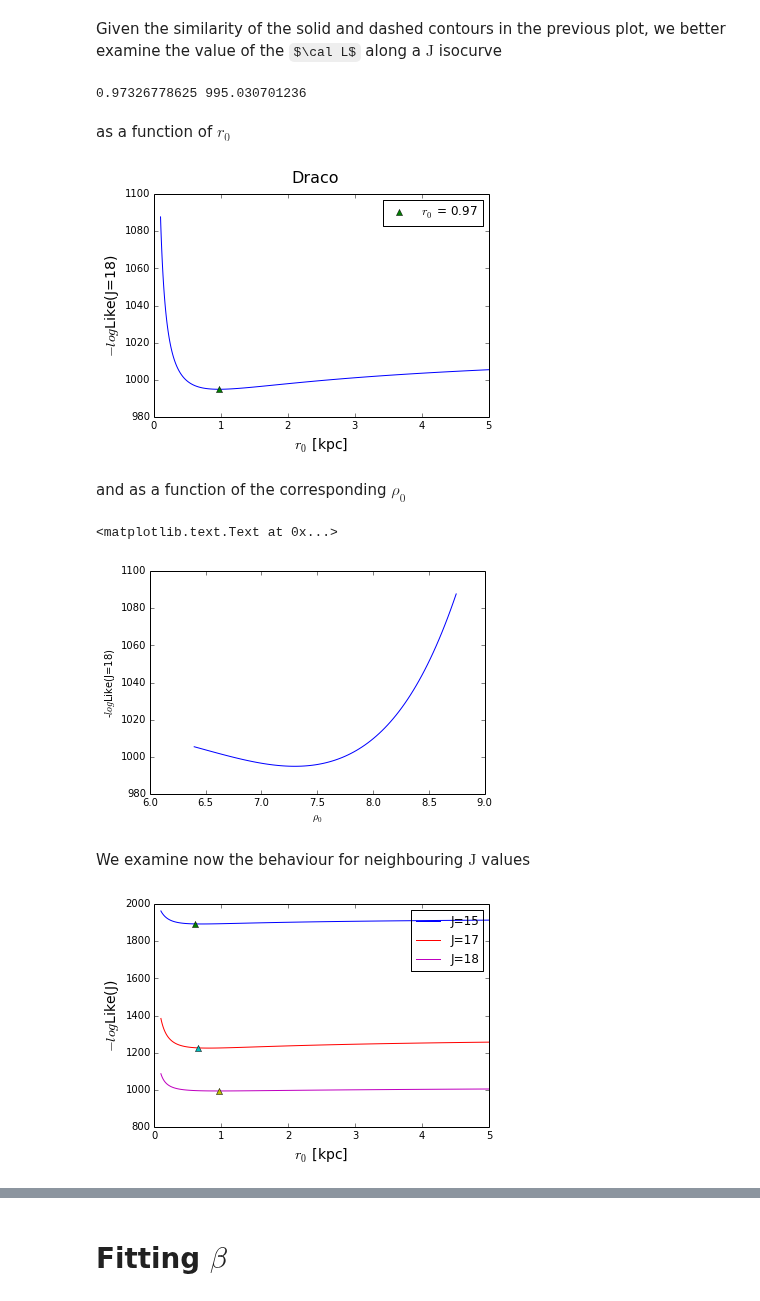
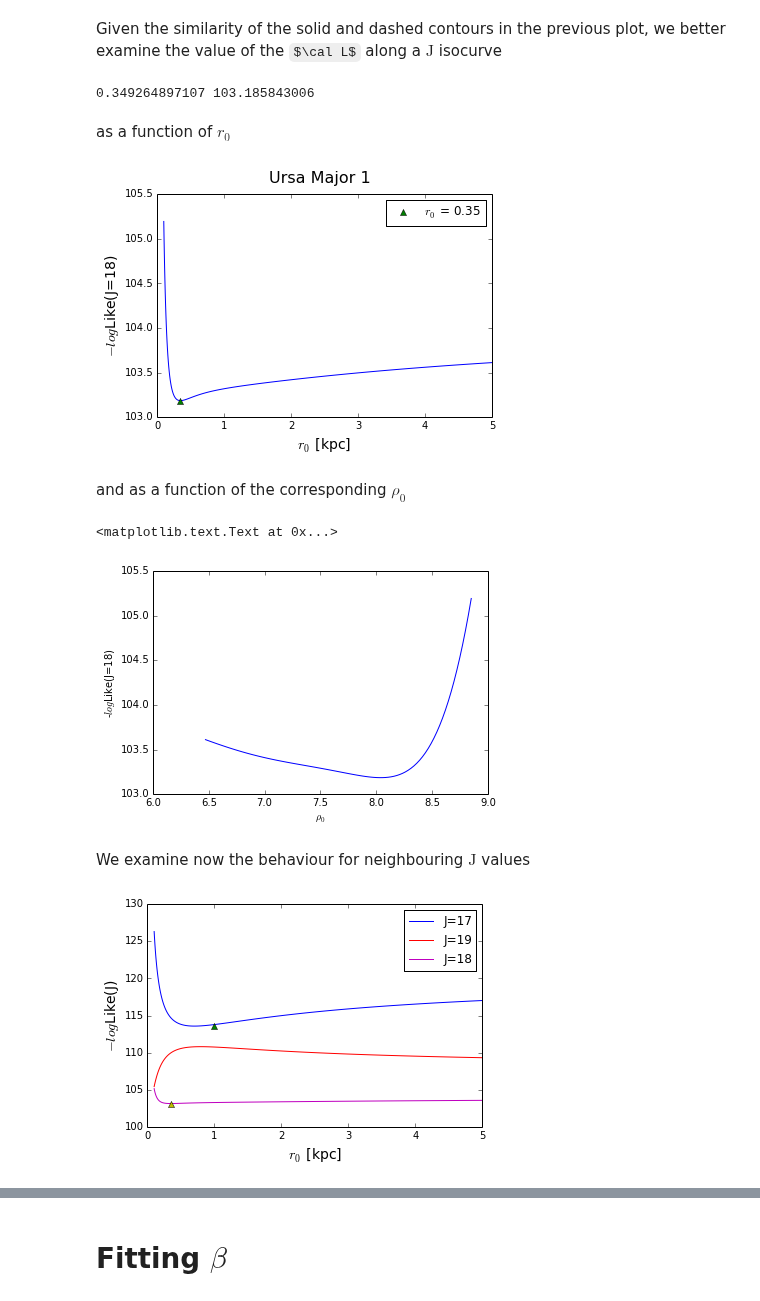
Before and after one commit to achiappo/FRESKA, a Jupyter notebook: spherical_jeans_analysis.ipynb, the cells around one changed output, grey strips where cells are left out. Drawn from its saved outputs; the diff is of its cells as text; code cells hidden in the pictures; some formulas as TeX source.

```diff
--- a/spherical_jeans_analysis.ipynb
+++ b/spherical_jeans_analysis.ipynb
@@ -197,7 +197,7 @@ def get_data(gal):
 
     return x,v,dv,rh,rt,nstars,D,pa
 
-dwarf = 'dra'
+dwarf = 'umaI'
 #mkdir('/home/andrea/Desktop/work/DWARF/Jvalue/output/%s'%dwarf)
 data = get_data(dwarf)
 R=data[0]
@@ -541,15 +543,15 @@ Jtest=18.
 rho0j = np.zeros_like(r0_array)
 LikeJj = np.zeros_like(r0_array)
 for j,r0 in enumerate(r0_array):
-    min_deltaJj = sciopt.minimize_scalar(deltaJ,args=(Jtest,j),tol=1e-10)
+    min_deltaJj = sciopt.minimize_scalar(deltaJ,args=(Jtest,j),tol=1.e-10)
     rho0j[j] = min_deltaJj.x
     LikeJj[j] = logLike(10.**min_deltaJj.x*r0**3.,j)
 # %%
 spline_LikeJ_r0 = spline(r0_array,LikeJj,s=0)
-min_LikeJ_r0 = sciopt.minimize_scalar(spline_LikeJ_r0,tol=1e-10)
+min_LikeJ_r0 = sciopt.minimize_scalar(spline_LikeJ_r0,tol=1.e-10)
 print min_LikeJ_r0.x,spline_LikeJ_r0(min_LikeJ_r0.x)
 # %% [output]
-0.97326778625 995.030701236
+0.349264897107 103.185843006
 # %% [markdown]
 as a function of $r_0$
 # %%
@@ -563,7 +565,7 @@ plt.legend(numpoints=1,loc='upper right',fontsize=12)
 plt.suptitle('%s'%names[dwarf],fontsize=16)
 plt.savefig('output/%s/LikeJ%i_%s.png'%(dwarf,Jtest,dwarf),dpi=300,format='png')
 # %% [output]
-[figure, old version]
+[figure, new version]
 # %% [markdown]
 and as a function of the corresponding $\rho_0$
 # %%
@@ -572,30 +574,30 @@ plt.xlabel(r'$\rho_0$')
 plt.ylabel(r'-$log$Like(J=%i)'%Jtest)
 # %% [output]
 <matplotlib.text.Text at 0x...>
-[figure, old version]
+[figure, new version]
 # %% [markdown]
 We examine now the behaviour for neighbouring $\mathrm{J}$ values
 # %%
 tmax=0.5
 rt=np.inf
-for J in (15,17):
+for J in (17,19):
     LikeJ_values = np.zeros_like(r0_array)
     for j,r0 in enumerate(r0_array):
         log10rho0j = sciopt.minimize_scalar(deltaJ,args=(J,j),tol=1e-10)
         LikeJ_values[j] = logLike(10.**log10rho0j.x*r0**3.,j)
     spline_LikeJ = spline(r0_array,LikeJ_values)
     min_LikeJ = sciopt.minimize_scalar(spline_LikeJ,bracket=(.01,2.),tol=1e-10)
     plt.plot(r0_array,LikeJ_values,label='J=%i'%J)
     plt.plot(min_LikeJ.x,spline_LikeJ(min_LikeJ.x),'^')
 plt.plot(r0_array,LikeJj,label='J=%i'%Jtest)
 plt.plot(min_LikeJ_r0.x,spline_LikeJ_r0(min_LikeJ_r0.x),'^')
 plt.xlim(0,5)
 plt.legend(numpoints=1,loc='upper right')
 plt.xlabel(r'$r_0$ [kpc]',fontsize=14)
 plt.ylabel(r'$-log$Like(J)',fontsize=14)
 plt.savefig('output/%s/LikeJmulti_%s.png'%(dwarf,dwarf),dpi=300,format='png')
 # %% [output]
-[figure, old version]
+[figure, new version]
 # %% [markdown]
 This indicates that there is a specific value of $\textrm{J}$ at which there is a turn-around in the shape of $\cal L$ as a function of $r_0$. This behaviour is consistent with contours shown in the colour map; compare $\cal L$ = 120 and $\textrm{J}$ = 20 with $\cal L$ = 120 and $\textrm{J}$ = 16.
 
```
Also changed, not shown: parts of 35 cells of this notebook.
